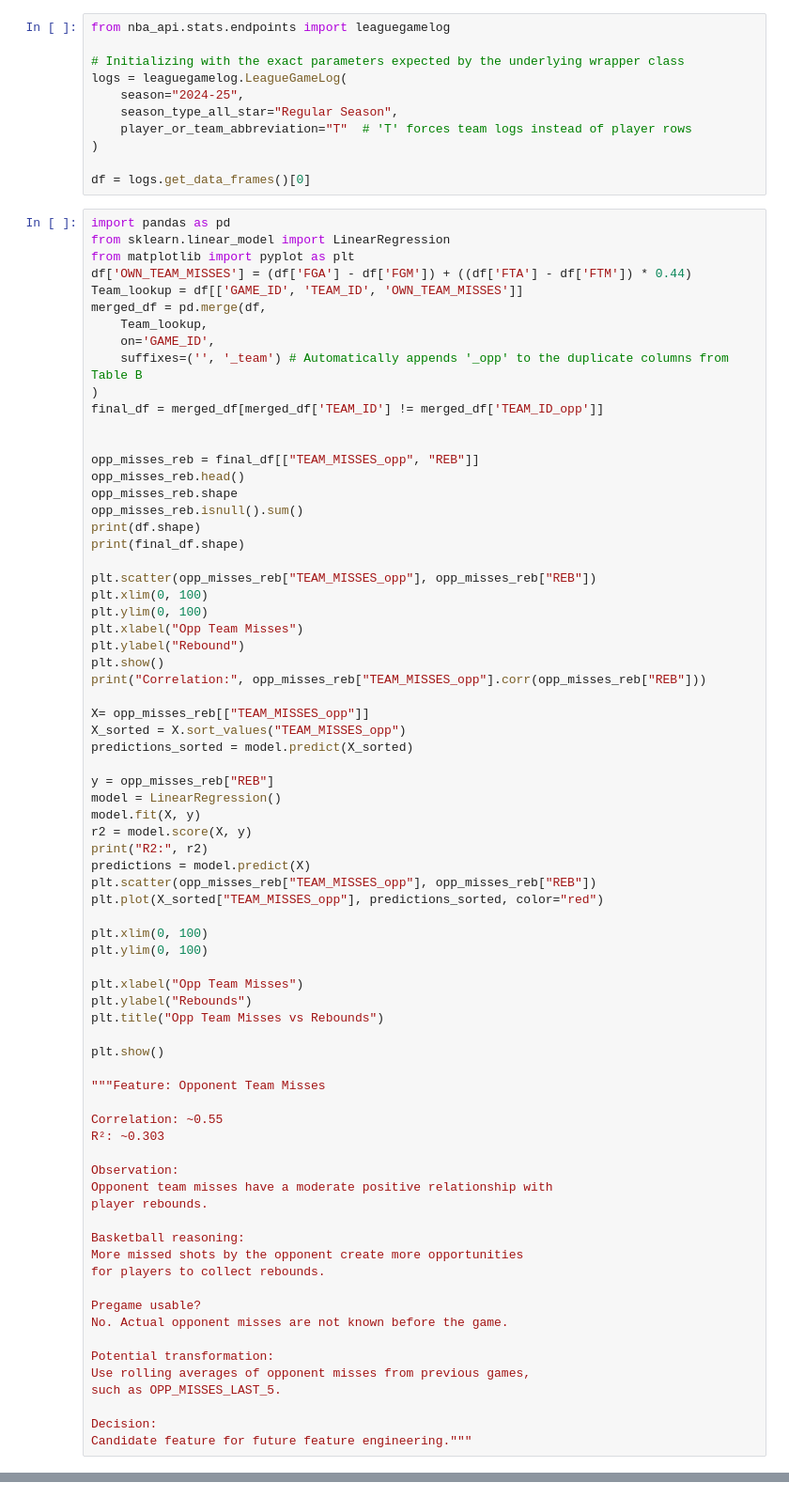
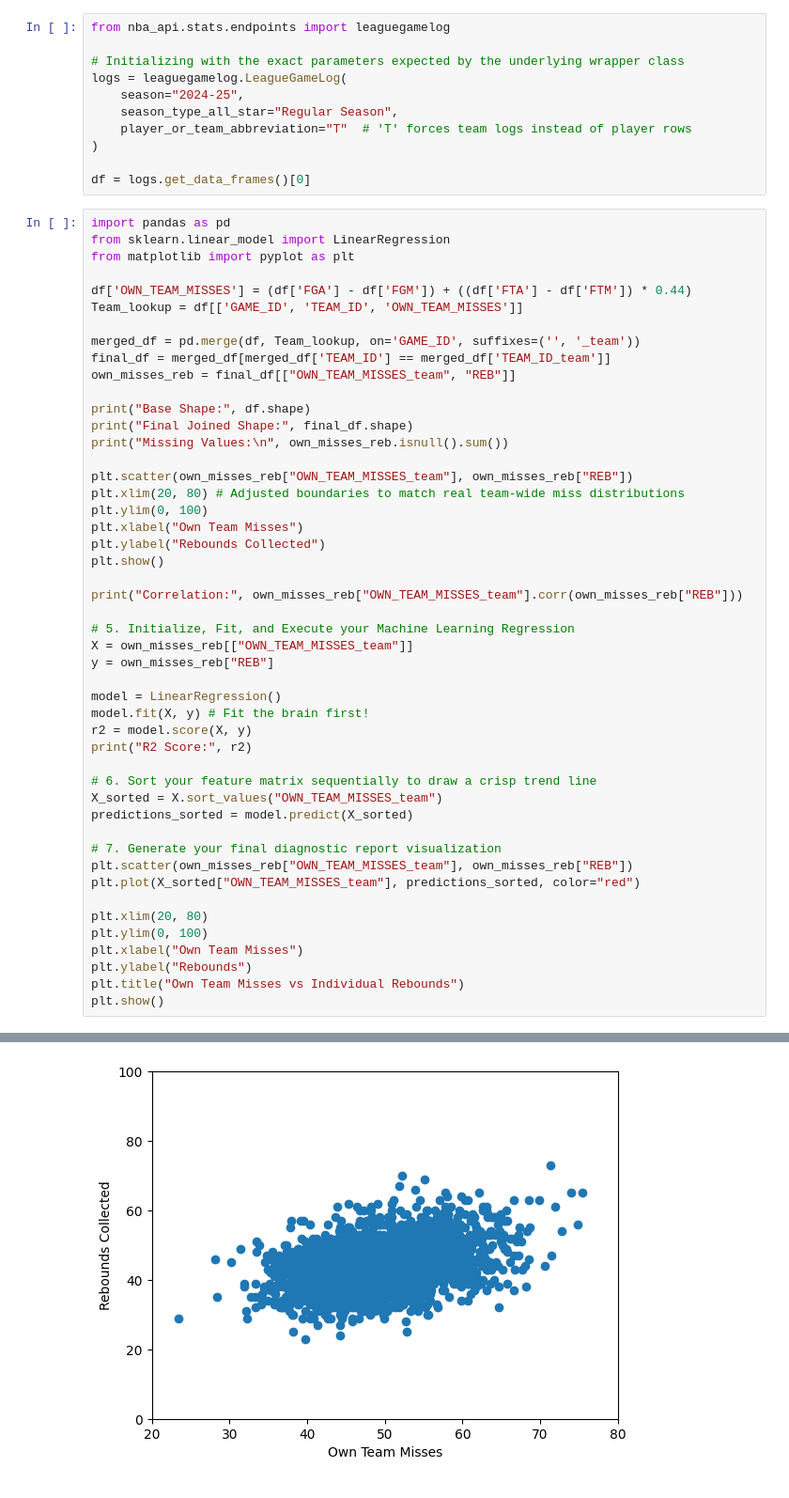
Before and after one commit to ElijahJeu/nba-rebound-prediction, a Jupyter notebook: notebooks/Feature Investigation/Game Ecosystem & Volume (Environment)/04b_eda_own_team_misses.ipynb, the cells around one changed output, grey strips where cells are left out. Shown at 94% size. Saved outputs shown, nothing was run; the diff lists cells and outputs as text.

```diff
--- a/notebooks/Feature Investigation/Game Ecosystem & Volume (Environment)/04b_eda_own_team_misses.ipynb
+++ b/notebooks/Feature Investigation/Game Ecosystem & Volume (Environment)/04b_eda_own_team_misses.ipynb
@@ -13,72 +13,48 @@ df = logs.get_data_frames()[0]
 import pandas as pd
 from sklearn.linear_model import LinearRegression
 from matplotlib import pyplot as plt
+
 df['OWN_TEAM_MISSES'] = (df['FGA'] - df['FGM']) + ((df['FTA'] - df['FTM']) * 0.44)
 Team_lookup = df[['GAME_ID', 'TEAM_ID', 'OWN_TEAM_MISSES']]
-merged_df = pd.merge(df,
-    Team_lookup,
-    on='GAME_ID',
-    suffixes=('', '_team') # Automatically appends '_opp' to the duplicate columns from Table B
-)
-final_df = merged_df[merged_df['TEAM_ID'] != merged_df['TEAM_ID_opp']]
 
+merged_df = pd.merge(df, Team_lookup, on='GAME_ID', suffixes=('', '_team'))
+final_df = merged_df[merged_df['TEAM_ID'] == merged_df['TEAM_ID_team']]
+own_misses_reb = final_df[["OWN_TEAM_MISSES_team", "REB"]]
 
-opp_misses_reb = final_df[["TEAM_MISSES_opp", "REB"]]
-opp_misses_reb.head()
-opp_misses_reb.shape
-opp_misses_reb.isnull().sum()
-print(df.shape)
-print(final_df.shape)
+print("Base Shape:", df.shape)
+print("Final Joined Shape:", final_df.shape)
+print("Missing Values:\n", own_misses_reb.isnull().sum())
 
-plt.scatter(opp_misses_reb["TEAM_MISSES_opp"], opp_misses_reb["REB"])
-plt.xlim(0, 100)
+plt.scatter(own_misses_reb["OWN_TEAM_MISSES_team"], own_misses_reb["REB"])
+plt.xlim(20, 80) # Adjusted boundaries to match real team-wide miss distributions
 plt.ylim(0, 100)
-plt.xlabel("Opp Team Misses")
-plt.ylabel("Rebound")
+plt.xlabel("Own Team Misses")
+plt.ylabel("Rebounds Collected")
 plt.show()
-print("Correlation:", opp_misses_reb["TEAM_MISSES_opp"].corr(opp_misses_reb["REB"]))
 
-X= opp_misses_reb[["TEAM_MISSES_opp"]]
-X_sorted = X.sort_values("TEAM_MISSES_opp")
+print("Correlation:", own_misses_reb["OWN_TEAM_MISSES_team"].corr(own_misses_reb["REB"]))
+
+# 5. Initialize, Fit, and Execute your Machine Learning Regression
+X = own_misses_reb[["OWN_TEAM_MISSES_team"]]
+y = own_misses_reb["REB"]
+
+model = LinearRegression()
+model.fit(X, y) # Fit the brain first!
+r2 = model.score(X, y)
+print("R2 Score:", r2)
+
+# 6. Sort your feature matrix sequentially to draw a crisp trend line
+X_sorted = X.sort_values("OWN_TEAM_MISSES_team")
 predictions_sorted = model.predict(X_sorted)
 
-y = opp_misses_reb["REB"]
-model = LinearRegression()
-model.fit(X, y)
-r2 = model.score(X, y)
-print("R2:", r2)
-predictions = model.predict(X)
-plt.scatter(opp_misses_reb["TEAM_MISSES_opp"], opp_misses_reb["REB"])
-plt.plot(X_sorted["TEAM_MISSES_opp"], predictions_sorted, color="red")
+# 7. Generate your final diagnostic report visualization
+plt.scatter(own_misses_reb["OWN_TEAM_MISSES_team"], own_misses_reb["REB"])
+plt.plot(X_sorted["OWN_TEAM_MISSES_team"], predictions_sorted, color="red")
 
-plt.xlim(0, 100)
+plt.xlim(20, 80)
 plt.ylim(0, 100)
-
-plt.xlabel("Opp Team Misses")
+plt.xlabel("Own Team Misses")
 plt.ylabel("Rebounds")
-plt.title("Opp Team Misses vs Rebounds")
-
+plt.title("Own Team Misses vs Individual Rebounds")
 plt.show()
-
-"""Feature: Opponent Team Misses
-
-Correlation: ~0.55
-R²: ~0.303
-
-Observation:
-Opponent team misses have a moderate positive relationship with
-player rebounds.
-
-Basketball reasoning:
-More missed shots by the opponent create more opportunities
-for players to collect rebounds.
-
-Pregame usable?
-No. Actual opponent misses are not known before the game.
-
-Potential transformation:
-Use rolling averages of opponent misses from previous games,
-such as OPP_MISSES_LAST_5.
-
-Decision:
-Candidate feature for future feature engineering."""
+# %% [output]
@@ -84,0 +67 @@ Candidate feature for future feature engineering."""
+[figure, added]
```
Also changed, not shown: parts of 2 cells of this notebook, 3 other files.
